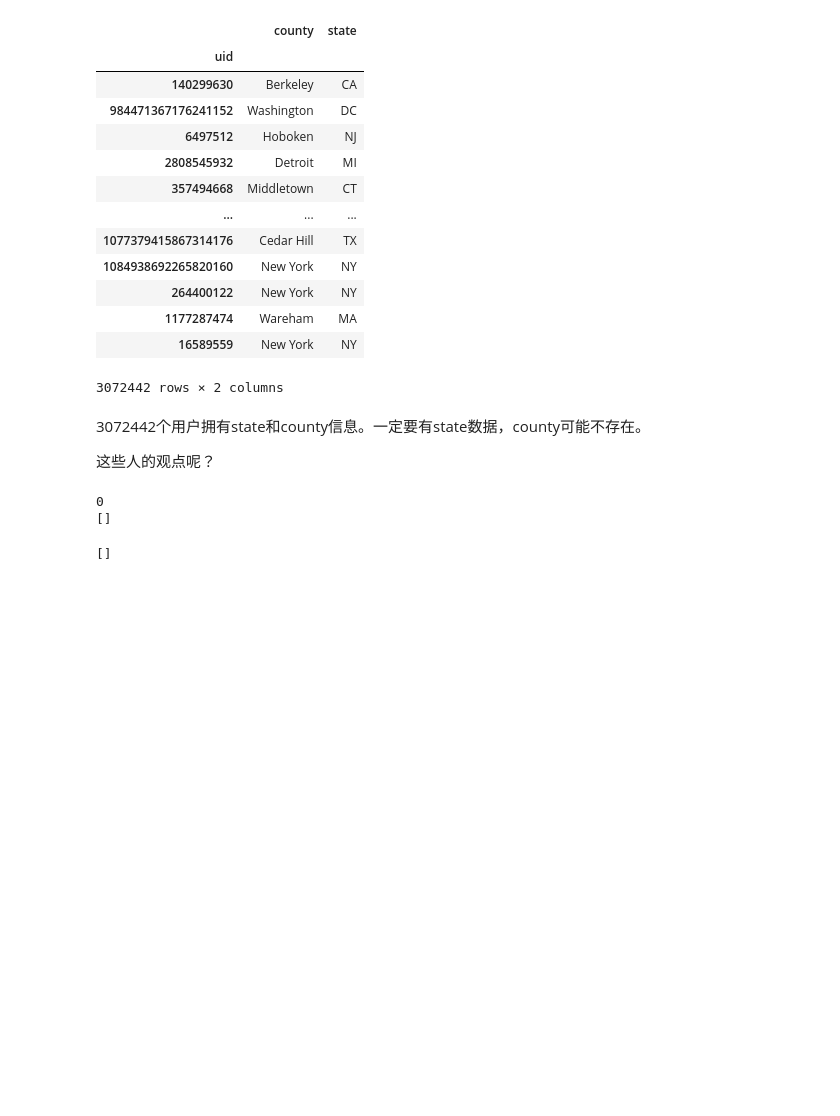
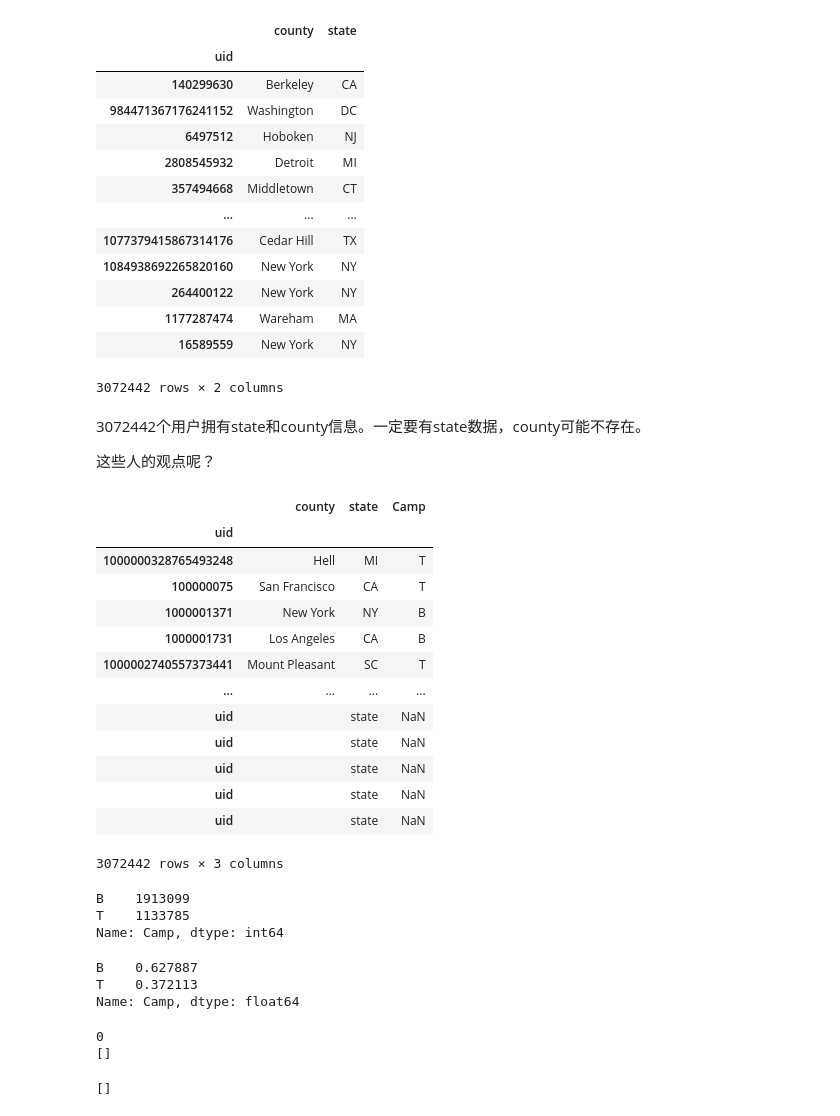
Before and after one commit to kayzhou/US_election, a Jupyter notebook: user_reweight_US.ipynb, the cells around one changed output. Cells and saved outputs as stored; diff of their text form; code cells hidden in the pictures; blank space fills up the shorter version.

```diff
--- a/user_reweight_US.ipynb
+++ b/user_reweight_US.ipynb
@@ -81,17 +81,17 @@ users_opinion = defaultdict(lambda: [0, 0])
 #         else:
 #             users_opinion[uid][1] += 1
 
-users_opinion_v2 = []
+users_opinion = []
 i = 0
 for line in tqdm(open("data/2020-07-01.csv")):
     w = line.strip().split(",")
     i += 1
     if i == 1:
         continue
-    uid = int(w[0])
-    users_opinion_v2.append({
+    uid = str(w[0])
+    users_opinion.append({
         "uid": uid,
         "Camp": "T" if int(w[2]) > int(w[1]) else "B"
     })
-users_opinion = pd.DataFrame(users_opinion_v2).set_index("uid")
+users_opinion = pd.DataFrame(users_opinion).set_index("uid")
 users_opinion
@@ -98,6 +119,8 @@ users_opinion
 # %%
 # 载入所有有地理位置信息的用户
-users_loc = pd.read_csv("data/202006-all-users.csv", usecols=["uid", "state", "county"], index_col="uid")
+users_loc = pd.read_csv("data/202006-all-users.csv", usecols=["uid", "state", "county"],
+                        dtype={"uid": str, "state": str, "county": str},
+                        index_col="uid")
 users_loc = users_loc.dropna()
 users_loc["county"] = users_loc["county"].apply(lambda x: " ".join(x.split(", ")[:-1]))
 users_loc
@@ -129,3 +146,34 @@ for _state in tqdm(USA_STATES):
+# %%
+users_opinion_with_location = users_loc.join(users_opinion)
+# %%
+users_opinion_with_location
+# %% [output]
+|  | county | state | Camp |
+| uid |  |  |  |
+| 1000000328765493248 | Hell | MI | T |
+| 100000075 | San Francisco | CA | T |
+| 1000001371 | New York | NY | B |
+| 1000001731 | Los Angeles | CA | B |
+| 1000002740557373441 | Mount Pleasant | SC | T |
+| ... | ... | ... | ... |
+| uid |  | state | NaN |
+| uid |  | state | NaN |
+| uid |  | state | NaN |
+| uid |  | state | NaN |
+| uid |  | state | NaN |
+3072442 rows × 3 columns
+# %%
+users_opinion_with_location["Camp"].value_counts()
+# %% [output]
+B    1913099
+T    1133785
+Name: Camp, dtype: int64
+# %%
+users_opinion_with_location["Camp"].value_counts(normalize=True)
+# %% [output]
+B    0.627887
+T    0.372113
+Name: Camp, dtype: float64
 # %%
 # Since we only know the name of city, but the county. We need convert the city to county.
 # check some mapping from http://www.statsamerica.org/CityCountyFinder/Default.aspx
```
Also changed, not shown: parts of 9 cells of this notebook, 3 other files.
